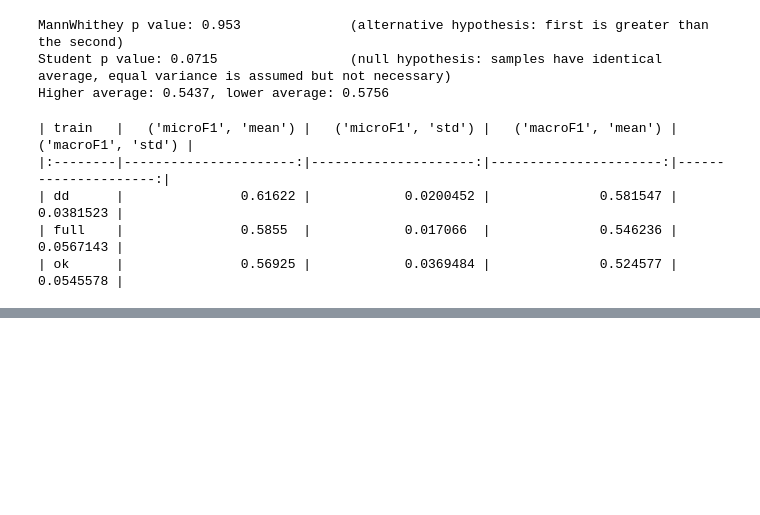
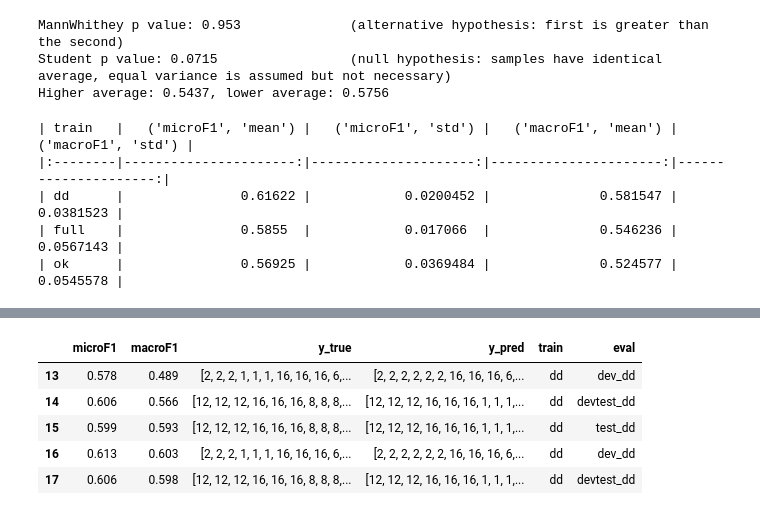
Before and after one commit to TajaKuzman/Transformers-GINCO-Experiments, a Jupyter notebook: 17_repeated_setup_training.ipynb, the cells around one changed output, grey strips where cells are left out. Drawn from its saved outputs; the diff is of its cells as text; code cells hidden in the pictures; blank space fills up the shorter version.

Commit message:
Repeated the Q1 experiments for more data

```diff
--- a/17_repeated_setup_training.ipynb
+++ b/17_repeated_setup_training.ipynb
@@ -347,0 +429,26 @@ print(df.groupby("train").agg(["mean", "std"]).to_markdown())
+# %%
+import json
+
+with open("backup_17__2.txt", "w") as f:
+    json.dump(results, f)
+
+import json
+import pandas as pd
+pd.set_option("precision", 3)
+with open("backup_17__2.txt") as f:
+    content = json.load(f)
+jsonlikecontent = dict()
+for key in content[0].keys():
+    jsonlikecontent[key] = [i[key] for i in content]
+
+
+
+df = pd.DataFrame(data=jsonlikecontent)
+df.tail()
+# %% [output]
+|  | microF1 | macroF1 | y_true | y_pred | train | eval |
+| 13 | 0.578 | 0.489 | [2, 2, 2, 1, 1, 1, 16, 16, 16, 6,... | [2, 2, 2, 2, 2, 2, 16, 16, 16, 6,... | dd | dev_dd |
+| 14 | 0.606 | 0.566 | [12, 12, 12, 16, 16, 16, 8, 8, 8,... | [12, 12, 12, 16, 16, 16, 1, 1, 1,... | dd | devtest_dd |
+| 15 | 0.599 | 0.593 | [12, 12, 12, 16, 16, 16, 8, 8, 8,... | [12, 12, 12, 16, 16, 16, 1, 1, 1,... | dd | test_dd |
+| 16 | 0.613 | 0.603 | [2, 2, 2, 1, 1, 1, 16, 16, 16, 6,... | [2, 2, 2, 2, 2, 2, 16, 16, 16, 6,... | dd | dev_dd |
+| 17 | 0.606 | 0.598 | [12, 12, 12, 16, 16, 16, 8, 8, 8,... | [12, 12, 12, 16, 16, 16, 1, 1, 1,... | dd | devtest_dd |
```
Also changed, not shown: parts of 2 cells of this notebook, 1 other file.
